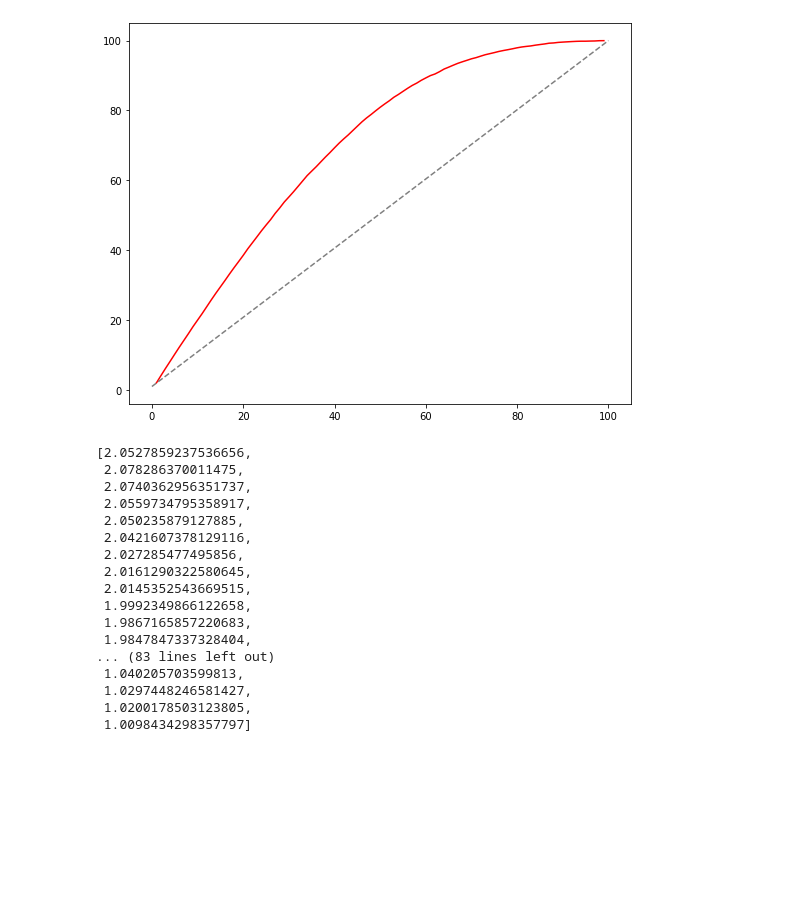
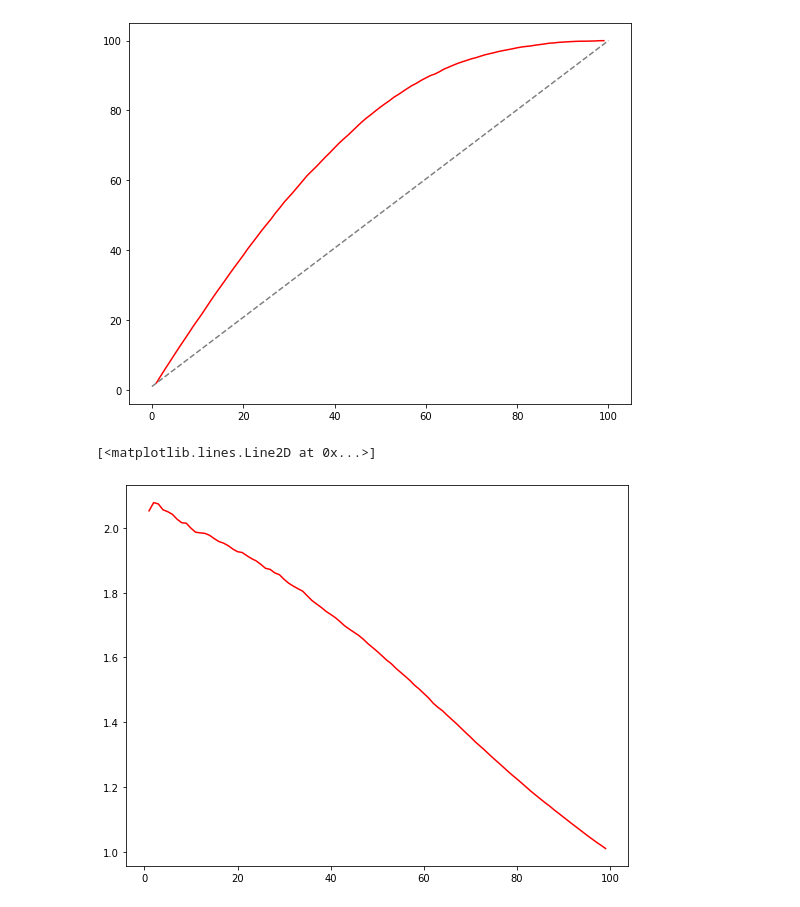
Before and after one commit to MarshallKrakauer/Etymology, a Jupyter notebook: KerasRNN.ipynb, the cells around one changed output. Saved outputs shown, nothing was run; the diff lists cells and outputs as text; code cells hidden in the pictures; blank space fills up the shorter version.

Commit message:
add lift curve

```diff
--- a/KerasRNN.ipynb
+++ b/KerasRNN.ipynb
@@ -280,23 +280,8 @@ plt.plot([0,100], [1,100], color='grey', linestyle='--')
 [figure]
 # %%
 lift_ratio_li = [lift_li[x-1] / x for x in np.arange(1,100)]
-# %%
-lift_ratio_li
-# %% [output]
-[2.0527859237536656,
- 2.078286370011475,
- 2.0740362956351737,
- 2.0559734795358917,
- 2.050235879127885,
- 2.0421607378129116,
- 2.027285477495856,
- 2.0161290322580645,
- 2.0145352543669515,
- 1.9992349866122658,
- 1.9867165857220683,
- 1.9847847337328404,
-... (83 lines left out)
- 1.040205703599813,
- 1.0297448246581427,
- 1.0200178503123805,
- 1.0098434298357797]
+# %%
+plt.plot(np.arange(1,100), [lift_li[x-1] / x for x in np.arange(1,100)], color='red')
+# %% [output]
+[<matplotlib.lines.Line2D at 0x...>]
+[figure, added]
```
